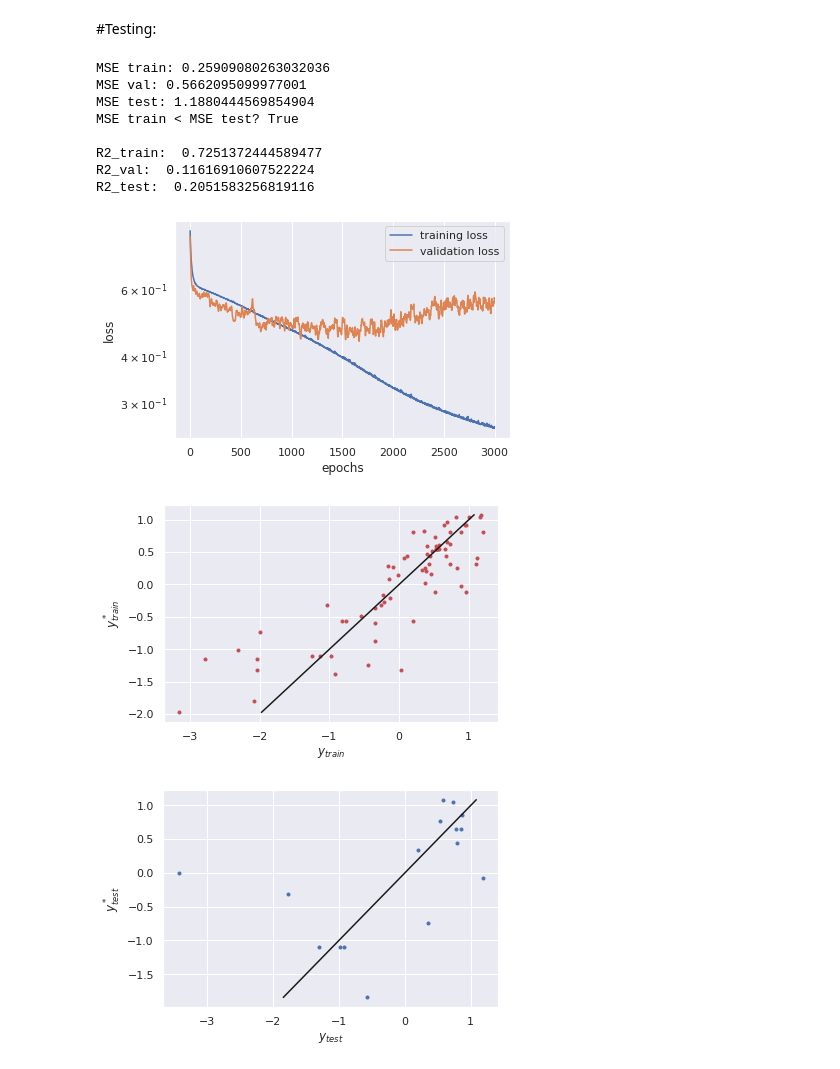
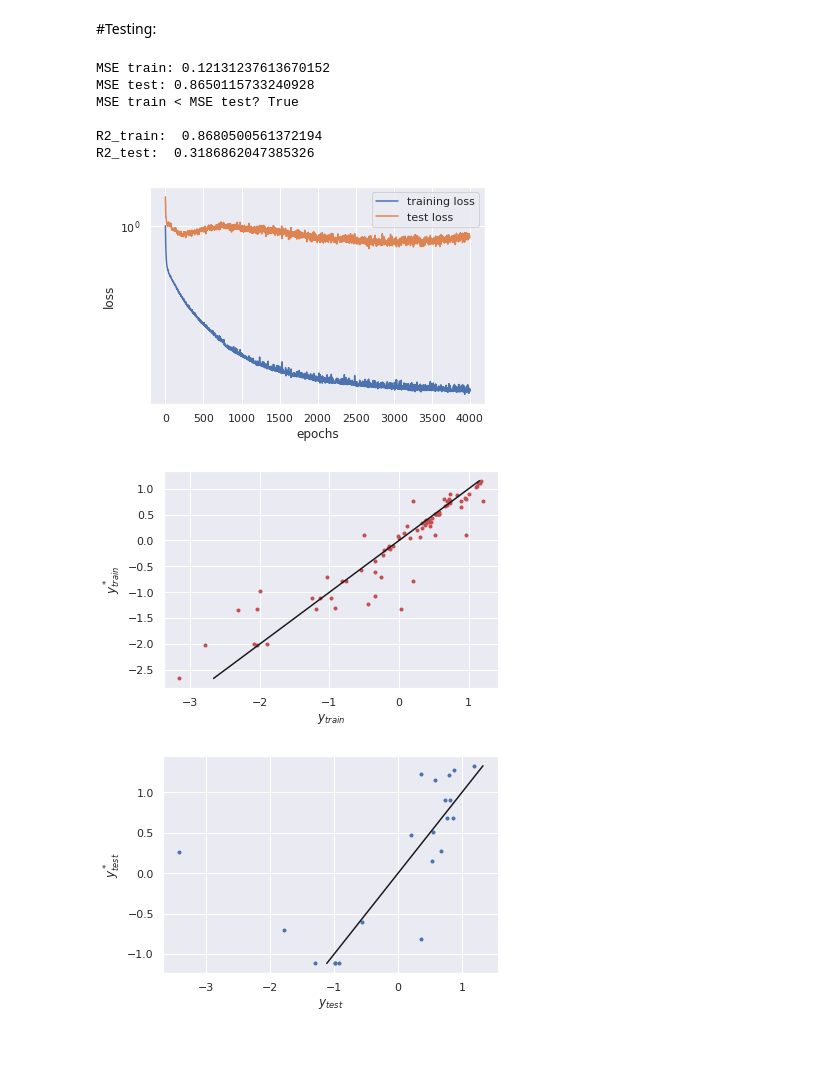
Before and after one commit to GermanOmar/ANN1, a Jupyter notebook: NN1_L2.ipynb, the cells around one changed output. Drawn from its saved outputs; the diff is of its cells as text; code cells hidden in the pictures.

```diff
--- a/NN1_L2.ipynb
+++ b/NN1_L2.ipynb
@@ -93,7 +93,7 @@ Yn = normalize(Y, Y_mu, Y_std)
 # Split data
 # %%
 from sklearn.model_selection import train_test_split
-X_train, X_test, y_train, y_test = train_test_split(Xn, Yn, test_size=0.15, random_state=32)
-X_train, X_val, y_train, y_val = train_test_split(X_train, y_train, test_size=0.15, random_state=32)
-print('training samples:', X_train.shape[0], 'validation samples', X_val.shape[0], 'test samples:', X_test.shape[0])
+X_train, X_test, y_train, y_test = train_test_split(Xn, Yn, test_size=0.2, random_state=32)
+#X_train, X_val, y_train, y_val = train_test_split(X_train, y_train, test_size=0.15, random_state=32)
+print('training samples:', X_train.shape[0], 'test samples:', X_test.shape[0])
 # %% [output]
@@ -101,13 +101,13 @@ training samples: 74 validation samples 14 test samples: 16
 # %% [markdown]
 #Setting hyperparameters:
 # %%
-width = 20
+width = 30
 depth = 5
 L2 = 0.001
 
 net_input = Input(shape=(Xn.shape[1],),name='input')
 
-net_output = Sequential([Dense(width, 'tanh', kernel_regularizer=regularizers.l2(L2))]*(depth - 1) + [Dense(1, 'linear', kernel_regularizer=regularizers.l2(L2))], name = 'base_NN')(net_input)
+net_output = Sequential([Dense(width, 'relu', kernel_regularizer=regularizers.l2(L2))]*(depth - 1) + [Dense(1, 'linear', kernel_regularizer=regularizers.l2(L2))], name = 'base_NN')(net_input)
 #net_output = Sequential([Dense(width, 'relu')]*(depth - 1) + [Dense(1, 'linear')], name = 'base_NN')(net_input) ->E.S.
 
 model = Model(inputs=net_input, outputs=net_output)
@@ -118,5 +118,5 @@ model.compile(loss='mean_squared_error', optimizer='adam', metrics=['mean_square
 tqdm_callback = tfa.callbacks.TQDMProgressBar(show_epoch_progress = False, leave_overall_progress = True)
 #callback = EarlyStopping(monitor='val_loss', patience=1)
 #history = model.fit(X_train, y_train, epochs=4000, batch_size = 6, validation_data= (X_val, y_val), callbacks = [tqdm_callback], verbose = 3)
-history = model.fit(X_train, y_train, epochs=3000, validation_data= (X_val, y_val), callbacks = [tqdm_callback], verbose = 3)
+history = model.fit(X_train, y_train, epochs=4000, validation_data= (X_test, y_test), batch_size = 10, callbacks = [tqdm_callback], verbose = 3)
 # %% [output]
@@ -144,7 +144,7 @@ import seaborn as sns
 sns.set()
 
 plt.plot(history.history['mean_squared_error'], label = 'training loss')
-plt.plot(history.history['val_mean_squared_error'], label = 'validation loss')
+plt.plot(history.history['val_mean_squared_error'], label = 'test loss')
 plt.yscale('log')
 plt.legend()
 plt.ylabel('loss')
@@ -152,47 +152,40 @@ plt.xlabel('epochs')
 
 #TESTING
 y_star_train = model.predict(X_train)
-y_star_val = model.predict(X_val)
 y_star_test = model.predict(X_test)
 
 plt.figure()
 plt.plot(y_train, y_star_train, 'r.')
 plt.plot([y_star_train.min(), y_star_train.max()], [y_star_train.min(), y_star_train.max()], 'k')
 plt.ylabel('$y^*_{train}$')
 plt.xlabel('$y_{train}$')
 
 plt.figure()
 plt.plot(y_test, y_star_test, 'b.')
 plt.plot([y_star_test.min(), y_star_test.max()], [y_star_test.min(), y_star_test.max()], 'k')
 plt.ylabel('$y^*_{test}$')
 plt.xlabel('$y_{test}$')
 
 from sklearn.metrics import mean_squared_error
 MSE_test = mean_squared_error(y_test, y_star_test)
-MSE_val = mean_squared_error(y_val, y_star_val)
 MSE_train = mean_squared_error(y_train, y_star_train)
 
 print('MSE train:', MSE_train)
-print('MSE val:', MSE_val)
 print('MSE test:', MSE_test)
 print("MSE train < MSE test?", MSE_train < MSE_test)
 print()
 from sklearn.metrics import r2_score
 R2_train=r2_score(y_train, y_star_train)
 print('R2_train: ',R2_train)
-R2_val=r2_score(y_val, y_star_val)
-print('R2_val: ',R2_val)
 R2_test=r2_score(y_test, y_star_test)
 print('R2_test: ',R2_test)
 # %% [output]
-MSE train: 0.25909080263032036
-MSE val: 0.5662095099977001
-MSE test: 1.1880444569854904
+MSE train: 0.12131237613670152
+MSE test: 0.8650115733240928
 MSE train < MSE test? True
 
-R2_train:  0.7251372444589477
-R2_val:  0.11616910607522224
-R2_test:  0.2051583256819116
+R2_train:  0.8680500561372194
+R2_test:  0.3186862047385326
-[figure, old version]
+[figure, new version]
-[figure, old version]
+[figure, new version]
-[figure, old version]
+[figure, new version]
```
Also changed, not shown: parts of 2 cells of this notebook.
